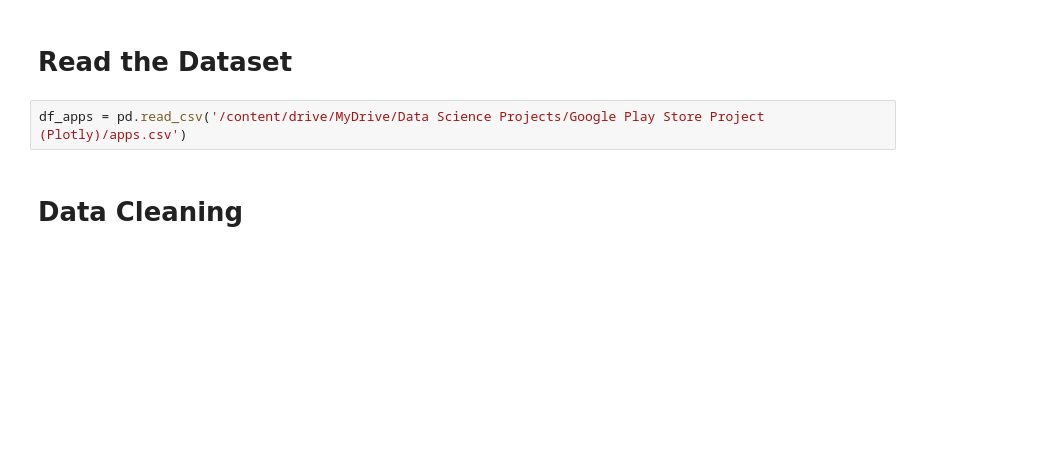
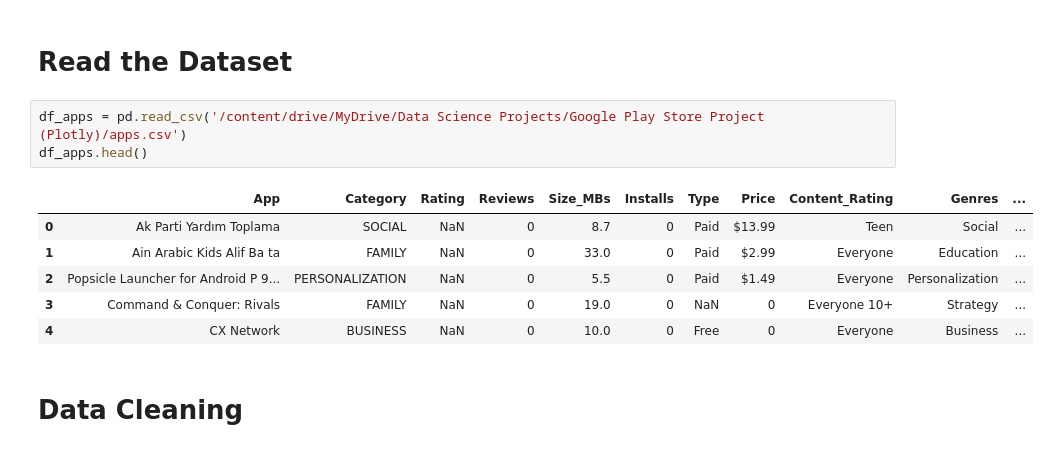
Before and after one commit to nipsalvin/Data-Science, a Jupyter notebook: Google Play Store Project (Plotly)/Google_Play_Store_App_Analytics.ipynb, the cells around one changed output. Saved outputs shown, nothing was run; the diff lists cells and outputs as text; blank space fills up the shorter version.

```diff
--- a/Google Play Store Project (Plotly)/Google_Play_Store_App_Analytics.ipynb
+++ b/Google Play Store Project (Plotly)/Google_Play_Store_App_Analytics.ipynb
@@ -29,6 +29,14 @@ pd.options.display.float_format = '{:,.2f}'.format
 # Read the Dataset
 # %%
 df_apps = pd.read_csv('/content/drive/MyDrive/Data Science Projects/Google Play Store Project (Plotly)/apps.csv')
+df_apps.head()
+# %% [output]
+|  | App | Category | Rating | Reviews | Size_MBs | Installs | Type | Price | Content_Rating | Genres | ... |
+| 0 | Ak Parti Yardım Toplama | SOCIAL | NaN | 0 | 8.7 | 0 | Paid | $13.99 | Teen | Social | ... |
+| 1 | Ain Arabic Kids Alif Ba ta | FAMILY | NaN | 0 | 33.0 | 0 | Paid | $2.99 | Everyone | Education | ... |
+| 2 | Popsicle Launcher for Android P 9... | PERSONALIZATION | NaN | 0 | 5.5 | 0 | Paid | $1.49 | Everyone | Personalization | ... |
+| 3 | Command & Conquer: Rivals | FAMILY | NaN | 0 | 19.0 | 0 | NaN | 0 | Everyone 10+ | Strategy | ... |
+| 4 | CX Network | BUSINESS | NaN | 0 | 10.0 | 0 | Free | 0 | Everyone | Business | ... |
 # %% [markdown]
 # Data Cleaning
 # %% [markdown]
```
Also changed, not shown: parts of 7 cells of this notebook.
